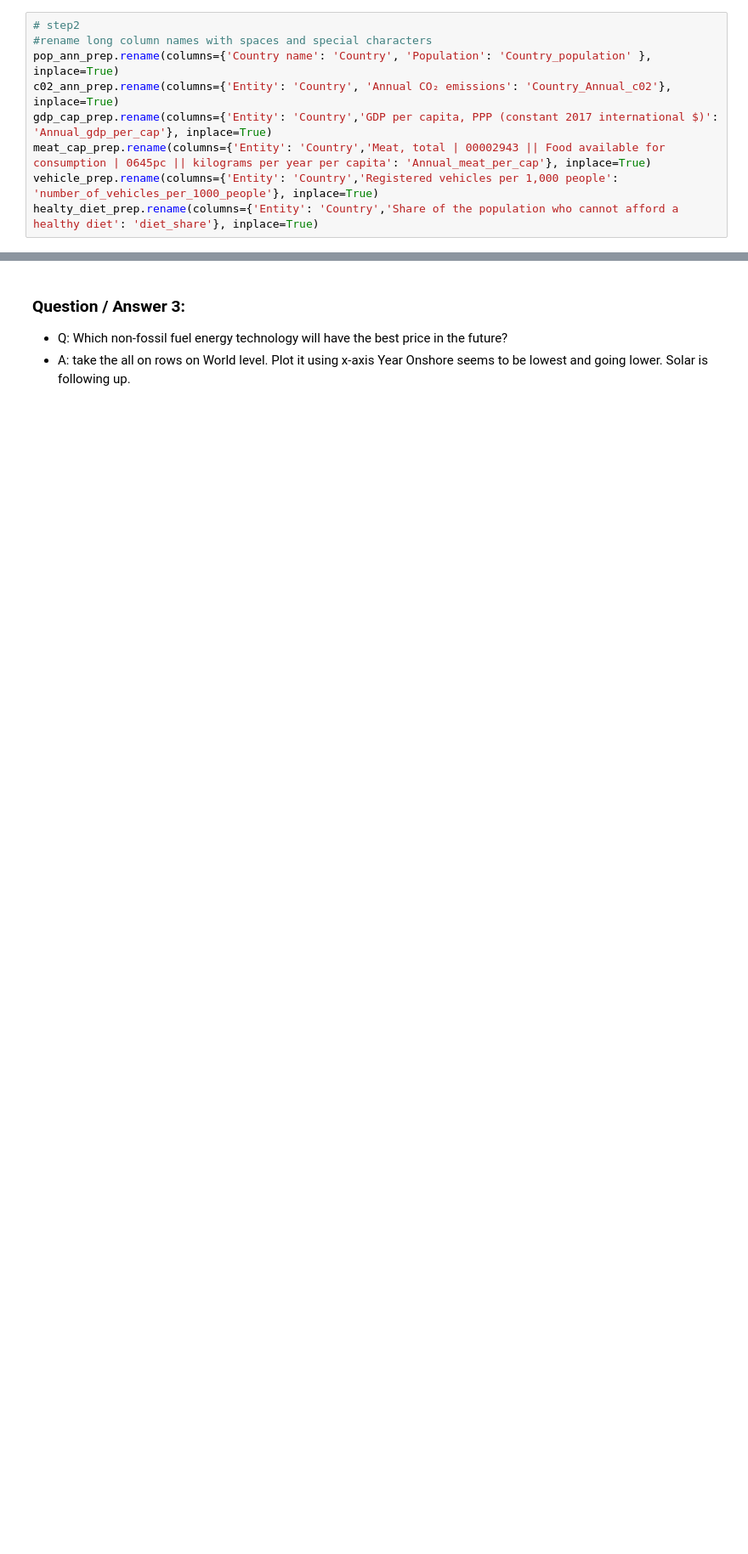
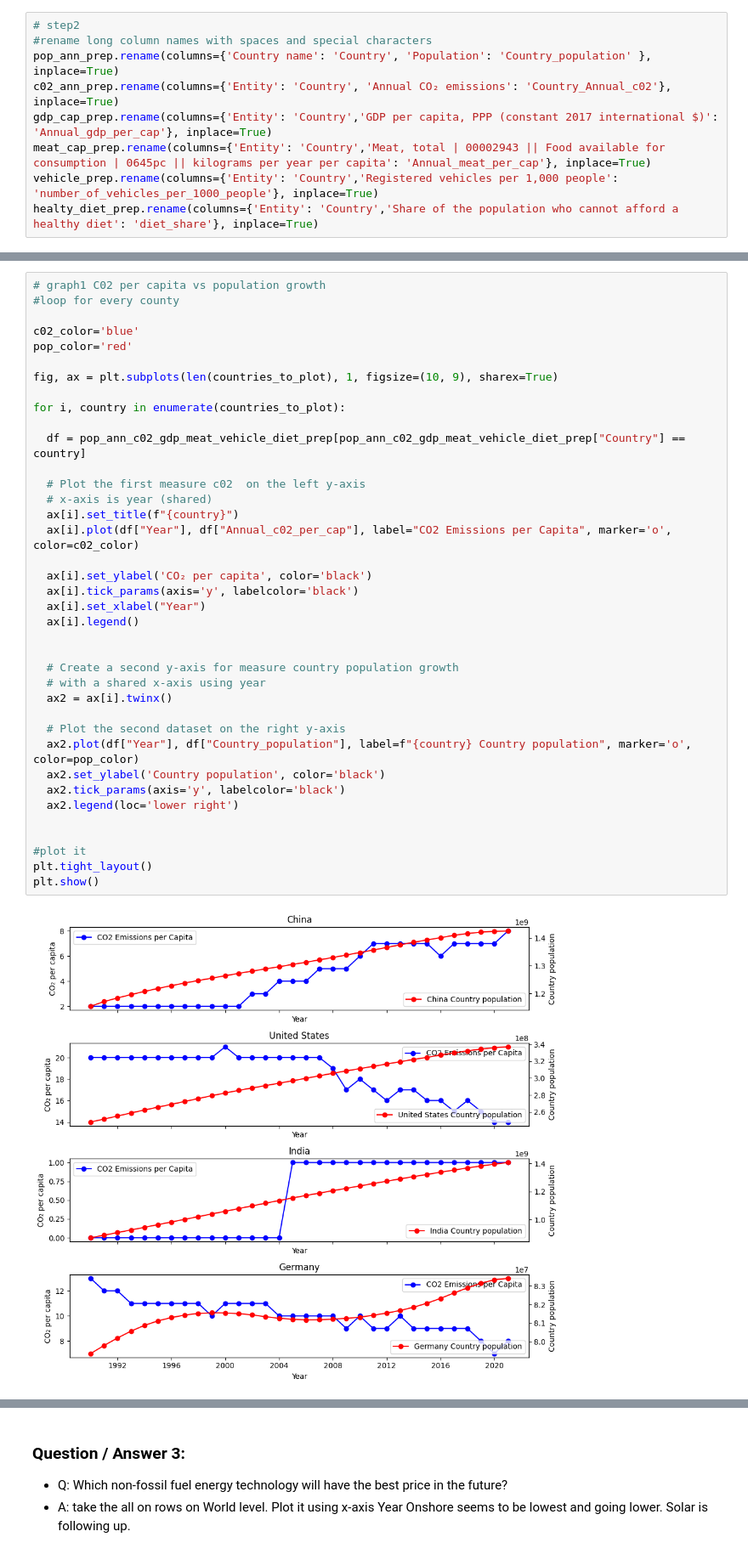
Before and after one commit to ayuksekdag/winacademy_python_dna, a Jupyter notebook: final_assignment/final_co2Project.ipynb, the cells around one changed output, grey strips where cells are left out. Shown at 85% size. Saved outputs shown, nothing was run; the diff lists cells and outputs as text; blank space fills up the shorter version.

```diff
--- a/final_assignment/final_co2Project.ipynb
+++ b/final_assignment/final_co2Project.ipynb
@@ -266 +229,41 @@ dtype: object
+# %%
+# graph1 C02 per capita vs population growth
+#loop for every county
+
+c02_color='blue'
+pop_color='red'
+
+fig, ax = plt.subplots(len(countries_to_plot), 1, figsize=(10, 9), sharex=True)
+
+for i, country in enumerate(countries_to_plot):
+
+  df = pop_ann_c02_gdp_meat_vehicle_diet_prep[pop_ann_c02_gdp_meat_vehicle_diet_prep["Country"] == country]
+
+  # Plot the first measure c02  on the left y-axis
+  # x-axis is year (shared)
+  ax[i].set_title(f"{country}")
+  ax[i].plot(df["Year"], df["Annual_c02_per_cap"], label="CO2 Emissions per Capita", marker='o', color=c02_color)
+
+  ax[i].set_ylabel('CO₂ per capita', color='black')
+  ax[i].tick_params(axis='y', labelcolor='black')
+  ax[i].set_xlabel("Year")
+  ax[i].legend()
+
+
+  # Create a second y-axis for measure country population growth
+  # with a shared x-axis using year
+  ax2 = ax[i].twinx()
+
+  # Plot the second dataset on the right y-axis
+  ax2.plot(df["Year"], df["Country_population"], label=f"{country} Country population", marker='o', color=pop_color)
+  ax2.set_ylabel('Country population', color='black')
+  ax2.tick_params(axis='y', labelcolor='black')
+  ax2.legend(loc='lower right')
+
+
+#plot it
+plt.tight_layout()
+plt.show()
+# %% [output]
+[figure, added]
 # %%
```
Also changed, not shown: parts of 16 cells of this notebook.
